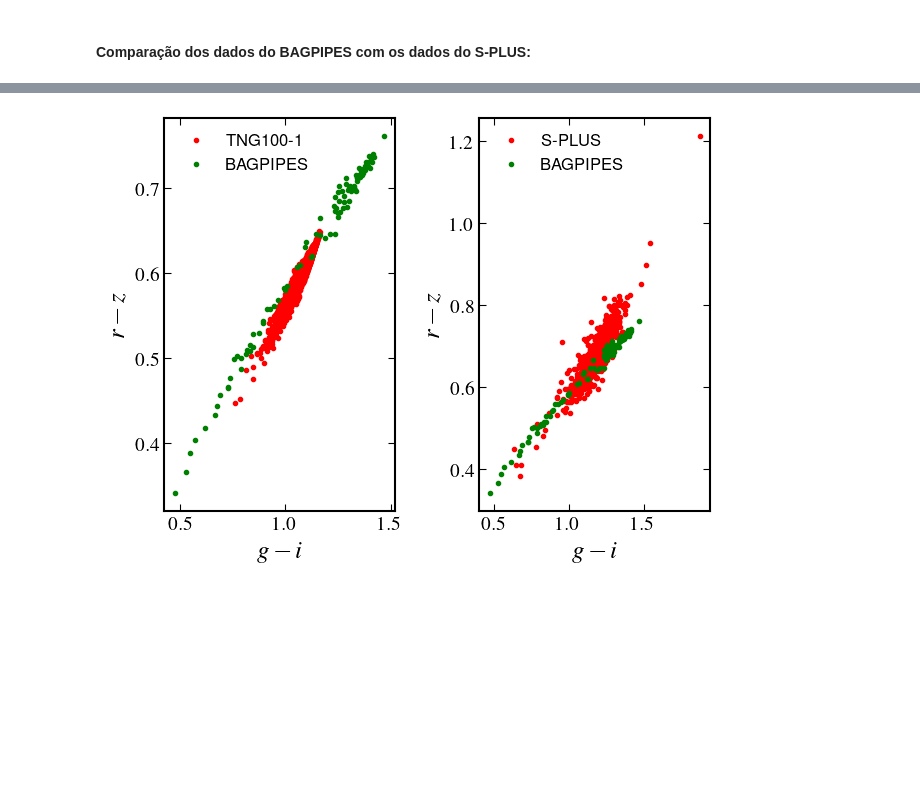
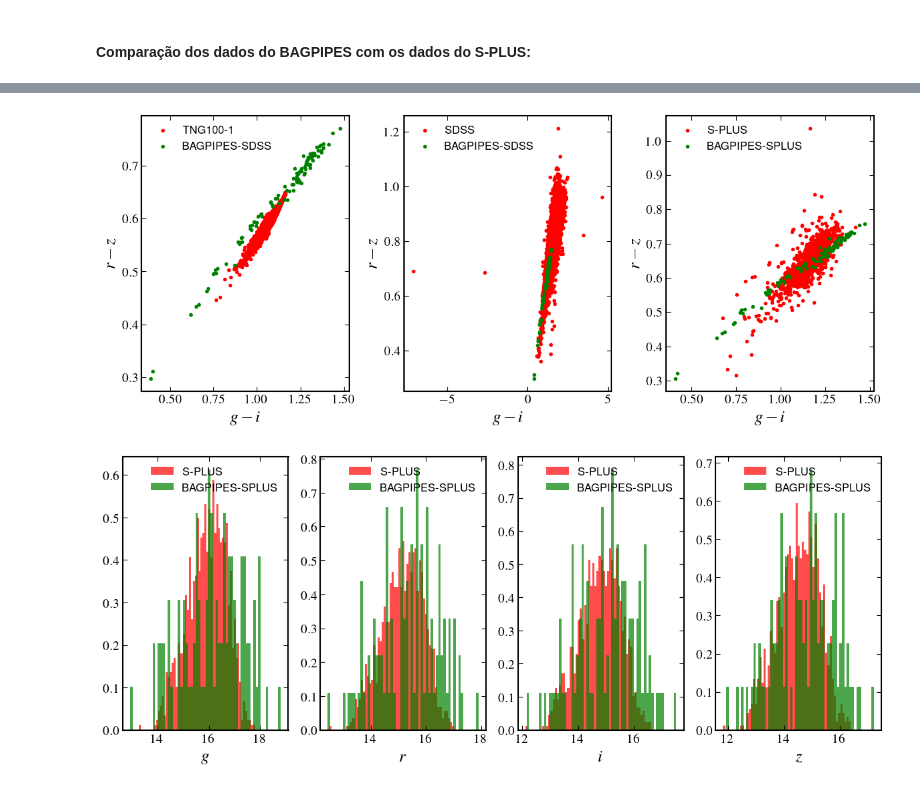
Before and after one commit to pedroand6/Inference4ETGs, a Jupyter notebook: Data/catalogue_estimation.ipynb, the cells around one changed output, grey strips where cells are left out. Drawn from its saved outputs; the diff is of its cells as text; code cells hidden in the pictures; blank space fills up the shorter version.

Commit message:
Comparação de massas, plot cor-cor e dispersão no z

```diff
--- a/Data/catalogue_estimation.ipynb
+++ b/Data/catalogue_estimation.ipynb
@@ -346,7 +342,7 @@ for i in range(total_samples):
     # Adicionar variação na poeira dependendo da metalicidade?
     dust = {}
     dust["type"] = "Calzetti"
-    dust["Av"] = 0.1
+    dust["Av"] = 0
     dust["eta"] = 3
 
     nebular = {}
@@ -358,7 +354,7 @@ for i in range(total_samples):
     model_components["redshift"] = redshift_mock
     model_components["t_bc"] = 0.01 # idade máxima da nuvem molecular de uma população jovem
     model_components["veldisp"] = dispvel # dispersao de velocidade em km/s
-    model_components["nebular"] = nebular
+    #model_components["nebular"] = nebular
 
     model = pipes.model_galaxy(model_components, spec_wavs=spec_wavs)
     spectra.append(model.spectrum)
@@ -489,31 +510,82 @@ WHERE morph_table."probetg" > 0.9
     AND morph_table."photoflag_r" = 0
 </pre>
 # %%
-plt.subplot(1, 2, 1)
+plt.figure(figsize=(12, 5))
+plt.subplot(1, 3, 1)
 plt.scatter(etg_table['g'] - etg_table['i'], etg_table['r'] - etg_table['z'],
             c="red", marker=".", label="TNG100-1")
 
-plt.scatter(mock_photo[:, band_index["gSDSS"]] - mock_photo[:, band_index["iSDSS"]], mock_photo[:, band_index["rSDSS"]] - mock_photo[:, band_index["zSDSS"]],
-            c="green", marker=".", label="BAGPIPES")
+plt.scatter(mock_photo_sdss[:, band_index_sdss["SLOAN_SDSS.g"]] - mock_photo_sdss[:, band_index_sdss["SLOAN_SDSS.i"]], mock_photo_sdss[:, band_index_sdss["SLOAN_SDSS.r"]] - mock_photo_sdss[:, band_index_sdss["SLOAN_SDSS.z"]],
+            c="green", marker=".", label="BAGPIPES-SDSS")
 
 plt.xlabel(r"$g - i$")
 plt.ylabel(r"$r - z$")
 
 plt.legend()
 
-plt.subplot(1, 2, 2)
+plt.subplot(1, 3, 2)
 plt.scatter(sdss_etgs['g'] - sdss_etgs['i'], sdss_etgs['r'] - sdss_etgs['z'],
+            c="red", marker=".", label="SDSS")
+
+plt.scatter(mock_photo_sdss[:, band_index_sdss["SLOAN_SDSS.g"]] - mock_photo_sdss[:, band_index_sdss["SLOAN_SDSS.i"]], mock_photo_sdss[:, band_index_sdss["SLOAN_SDSS.r"]] - mock_photo_sdss[:, band_index_sdss["SLOAN_SDSS.z"]],
+            c="green", marker=".", label="BAGPIPES-SDSS")
+
+plt.xlabel(r"$g - i$")
+plt.ylabel(r"$r - z$")
+
+plt.legend()
+
+plt.subplot(1, 3, 3)
+plt.scatter(splus_data['g_auto'] - splus_data['i_auto'], splus_data['r_auto'] - splus_data['z_auto'],
             c="red", marker=".", label="S-PLUS")
 
-plt.scatter(mock_photo[:, band_index["gSDSS"]] - mock_photo[:, band_index["iSDSS"]], mock_photo[:, band_index["rSDSS"]] - mock_photo[:, band_index["zSDSS"]],
-            c="green", marker=".", label="BAGPIPES")
+plt.scatter(mock_photo_splus[:, band_index_splus["gSDSS"]] - mock_photo_splus[:, band_index_splus["iSDSS"]], mock_photo_splus[:, band_index_splus["rSDSS"]] - mock_photo_splus[:, band_index_splus["zSDSS"]],
+            c="green", marker=".", label="BAGPIPES-SPLUS")
 
 plt.xlabel(r"$g - i$")
 plt.ylabel(r"$r - z$")
 
 plt.legend()
 
 plt.tight_layout()
 plt.show()
 # %% [output]
-[figure, old version]
+[figure, new version]
+# %%
+plt.figure(figsize=(12, 5))
+plt.subplot(1, 4, 1)
+plt.hist(splus_data['g_auto'], bins=60, color='red', alpha=0.7, label="S-PLUS", density=True)
+plt.hist(mock_photo_splus[:, band_index_splus["gSDSS"]], bins=60, color='green', alpha=0.7, label="BAGPIPES-SPLUS", density=True)
+
+plt.xlabel(r"$g$")
+
+plt.legend()
+
+plt.subplot(1, 4, 2)
+plt.hist(splus_data['r_auto'], bins=60, color='red', alpha=0.7, label="S-PLUS", density=True)
+plt.hist(mock_photo_splus[:, band_index_splus["rSDSS"]], bins=60, color='green', alpha=0.7, label="BAGPIPES-SPLUS", density=True)
+
+plt.xlabel(r"$r$")
+
+plt.legend()
+
+plt.subplot(1, 4, 3)
+plt.hist(splus_data['i_auto'], bins=60, color='red', alpha=0.7, label="S-PLUS", density=True)
+plt.hist(mock_photo_splus[:, band_index_splus["iSDSS"]], bins=60, color='green', alpha=0.7, label="BAGPIPES-SPLUS", density=True)
+
+plt.xlabel(r"$i$")
+
+plt.legend()
+
+plt.subplot(1, 4, 4)
+plt.hist(splus_data['z_auto'], bins=60, color='red', alpha=0.7, label="S-PLUS", density=True)
+plt.hist(mock_photo_splus[:, band_index_splus["zSDSS"]], bins=60, color='green', alpha=0.7, label="BAGPIPES-SPLUS", density=True)
+
+plt.xlabel(r"$z$")
+
+plt.legend()
+
+plt.tight_layout()
+plt.show()
+# %% [output]
+[figure, added]
```
Also changed, not shown: parts of 8 cells of this notebook, 7 other files.
